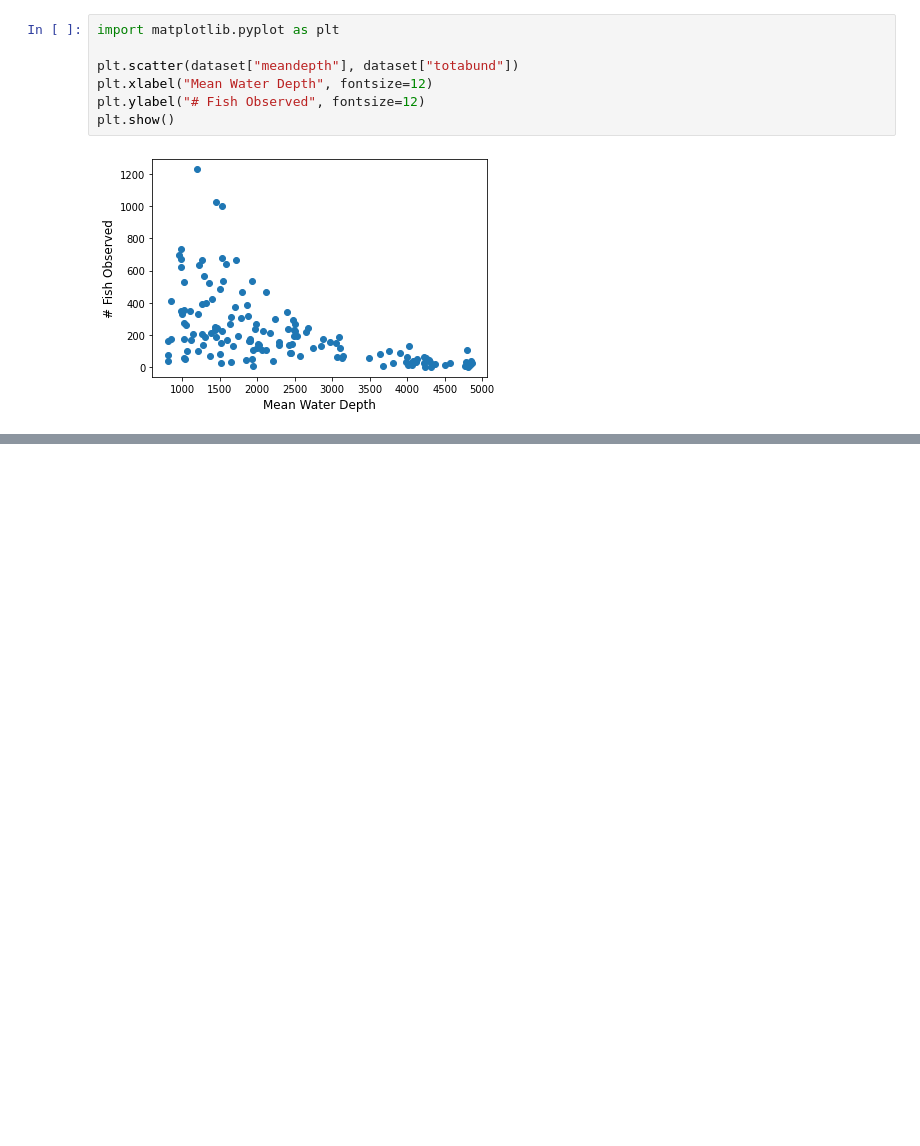
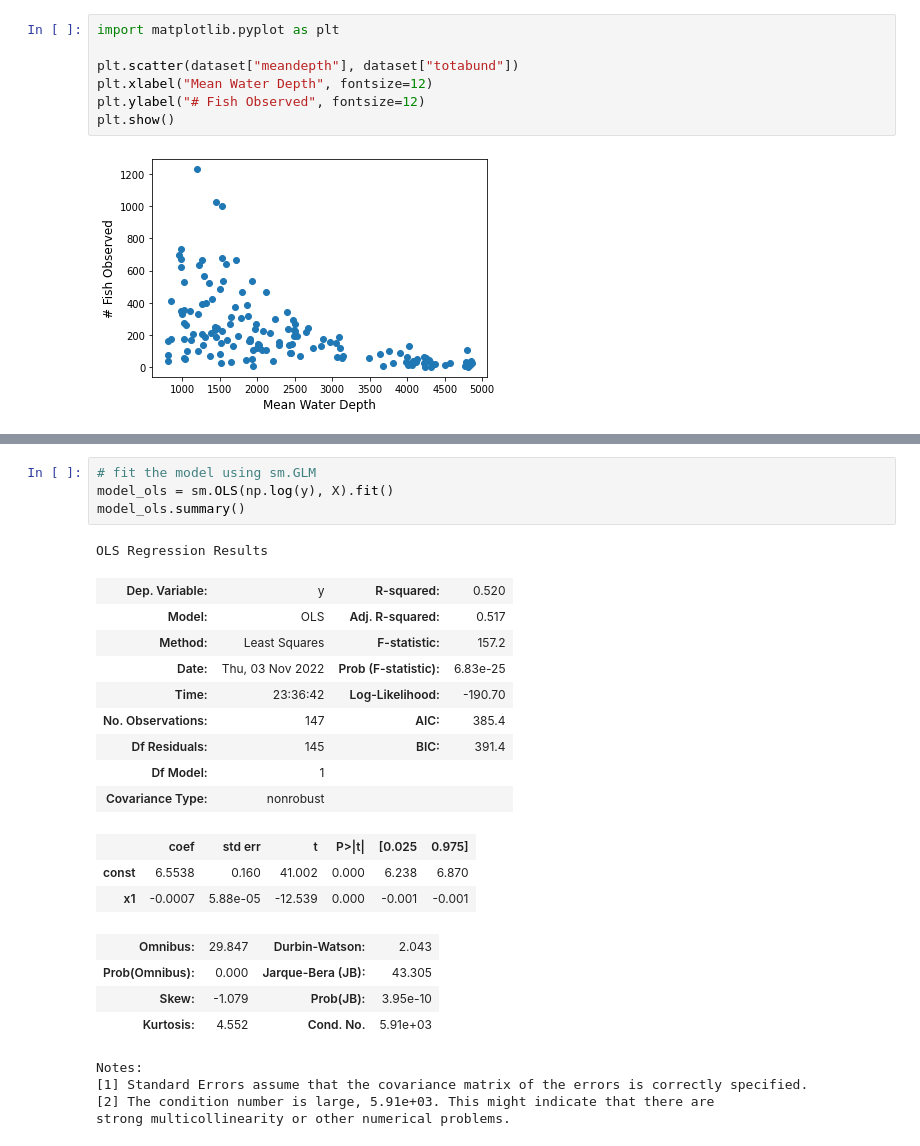
Before and after one commit to rythei/linear-models, a Jupyter notebook: content/generalizing_linear_regression/scratch.ipynb, the cells around one changed output, grey strips where cells are left out. Saved outputs shown, nothing was run; the diff lists cells and outputs as text; blank space fills up the shorter version.

```diff
--- a/content/generalizing_linear_regression/scratch.ipynb
+++ b/content/generalizing_linear_regression/scratch.ipynb
@@ -455,0 +490,26 @@ y = dataset["totabund"].to_numpy()
+# %%
+# fit the model using sm.GLM
+model_ols = sm.OLS(np.log(y), X).fit()
+model_ols.summary()
+# %% [output]
+OLS Regression Results
+| Dep. Variable: | y | R-squared: | 0.520 |
+| Model: | OLS | Adj. R-squared: | 0.517 |
+| Method: | Least Squares | F-statistic: | 157.2 |
+| Date: | Thu, 03 Nov 2022 | Prob (F-statistic): | 6.83e-25 |
+| Time: | 23:36:42 | Log-Likelihood: | -190.70 |
+| No. Observations: | 147 | AIC: | 385.4 |
+| Df Residuals: | 145 | BIC: | 391.4 |
+| Df Model: | 1 |  |  |
+| Covariance Type: | nonrobust |  |  |
+|  | coef | std err | t | P>|t| | [0.025 | 0.975] |
+| const | 6.5538 | 0.160 | 41.002 | 0.000 | 6.238 | 6.870 |
+| x1 | -0.0007 | 5.88e-05 | -12.539 | 0.000 | -0.001 | -0.001 |
+| Omnibus: | 29.847 | Durbin-Watson: | 2.043 |
+| Prob(Omnibus): | 0.000 | Jarque-Bera (JB): | 43.305 |
+| Skew: | -1.079 | Prob(JB): | 3.95e-10 |
+| Kurtosis: | 4.552 | Cond. No. | 5.91e+03 |
+Notes:
+[1] Standard Errors assume that the covariance matrix of the errors is correctly specified.
+[2] The condition number is large, 5.91e+03. This might indicate that there are
+strong multicollinearity or other numerical problems.
```
Also changed, not shown: parts of 6 cells of this notebook, 3 other files.
